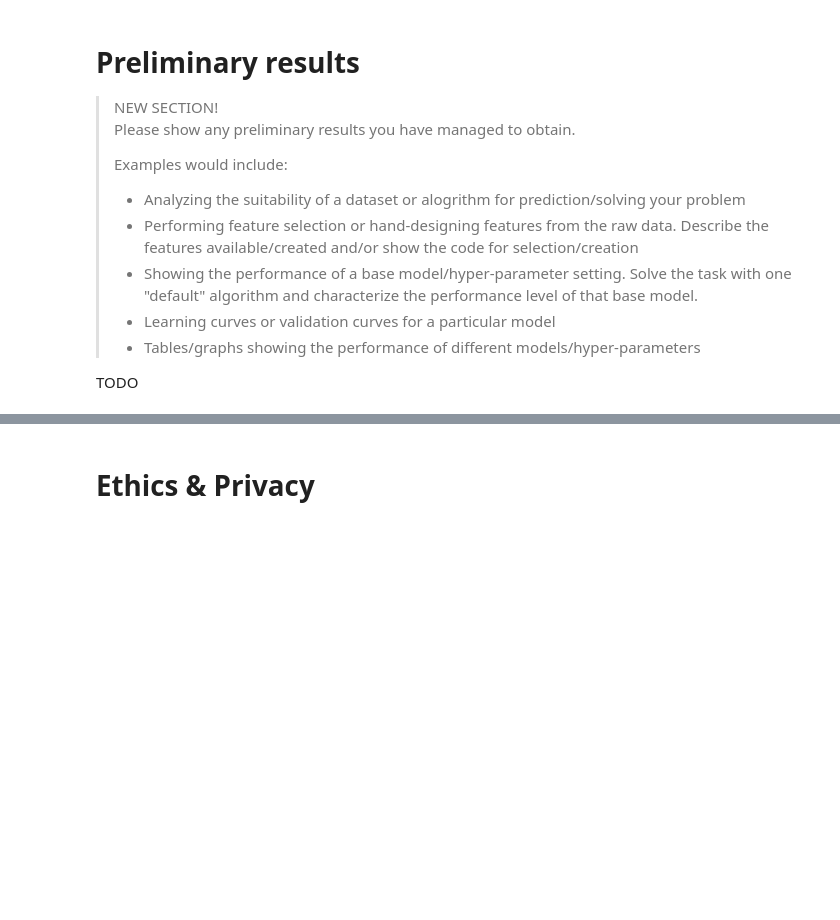
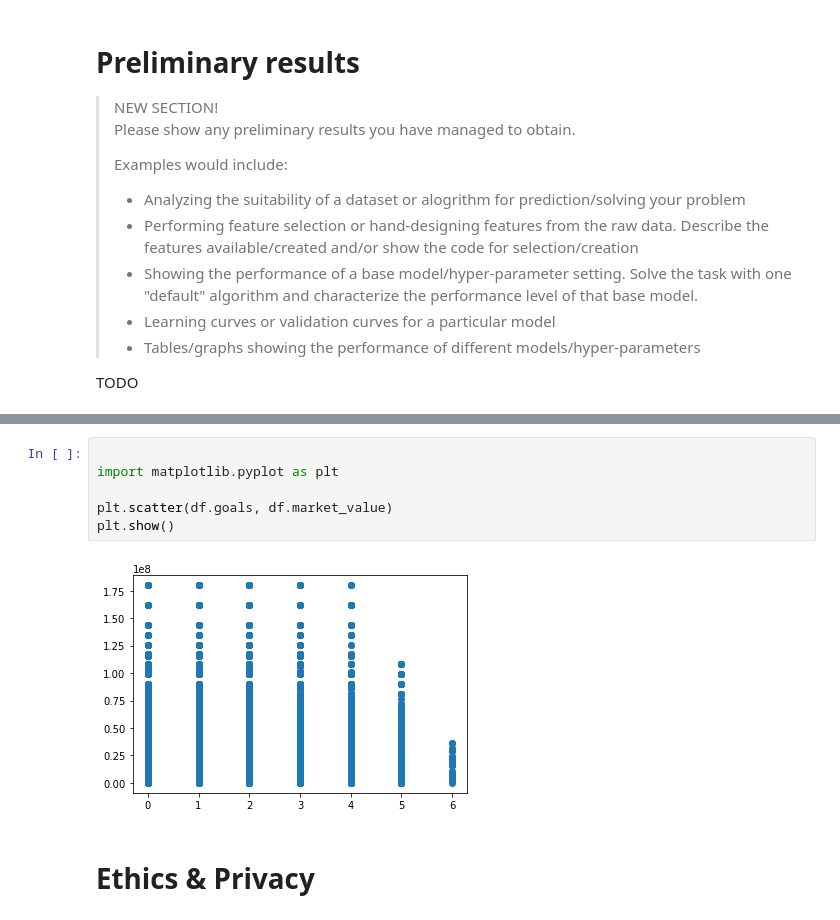
Before and after one commit to kade09/FifaMarketValueML, a Jupyter notebook: Checkpoint_group028.ipynb, the cells around one changed output, grey strips where cells are left out. Saved outputs shown, nothing was run; the diff lists cells and outputs as text; blank space fills up the shorter version.

```diff
--- a/Checkpoint_group028.ipynb
+++ b/Checkpoint_group028.ipynb
@@ -368,3 +404,11 @@ TODO
+# %%
+
+import matplotlib.pyplot as plt
+
+plt.scatter(df.goals, df.market_value)
+plt.show()
+# %% [output]
+[figure, added]
 # %% [markdown]
 # Ethics & Privacy
 # %% [markdown]
```
Also changed, not shown: parts of 1 cell of this notebook.
